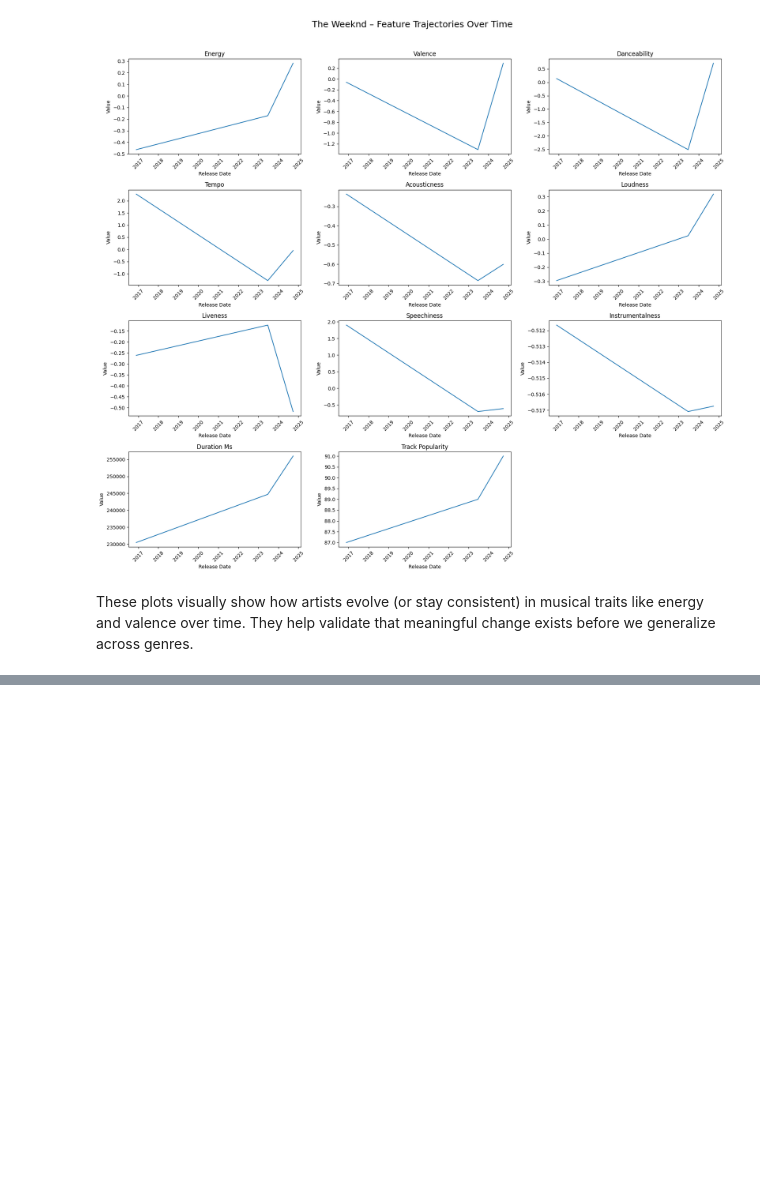
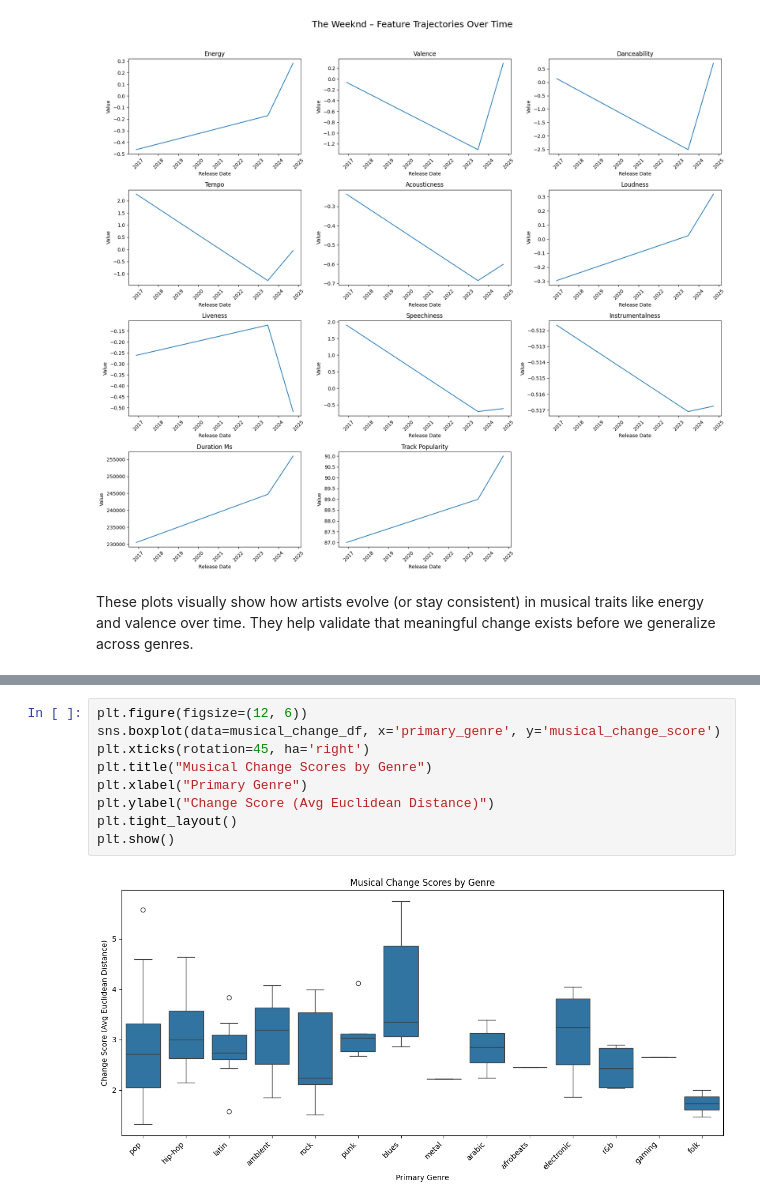
Before and after one commit to adg30/The-Sound-of-Change, a Jupyter notebook: main.ipynb, the cells around one changed output, grey strips where cells are left out. Drawn from its saved outputs; the diff is of its cells as text; blank space fills up the shorter version.

```diff
--- a/main.ipynb
+++ b/main.ipynb
@@ -571,0 +575,11 @@ These plots visually show how artists evolve (or stay consistent) in musical tra
+# %%
+plt.figure(figsize=(12, 6))
+sns.boxplot(data=musical_change_df, x='primary_genre', y='musical_change_score')
+plt.xticks(rotation=45, ha='right')
+plt.title("Musical Change Scores by Genre")
+plt.xlabel("Primary Genre")
+plt.ylabel("Change Score (Avg Euclidean Distance)")
+plt.tight_layout()
+plt.show()
+# %% [output]
+[figure, added]
```
Also changed, not shown: parts of 1 cell of this notebook.
